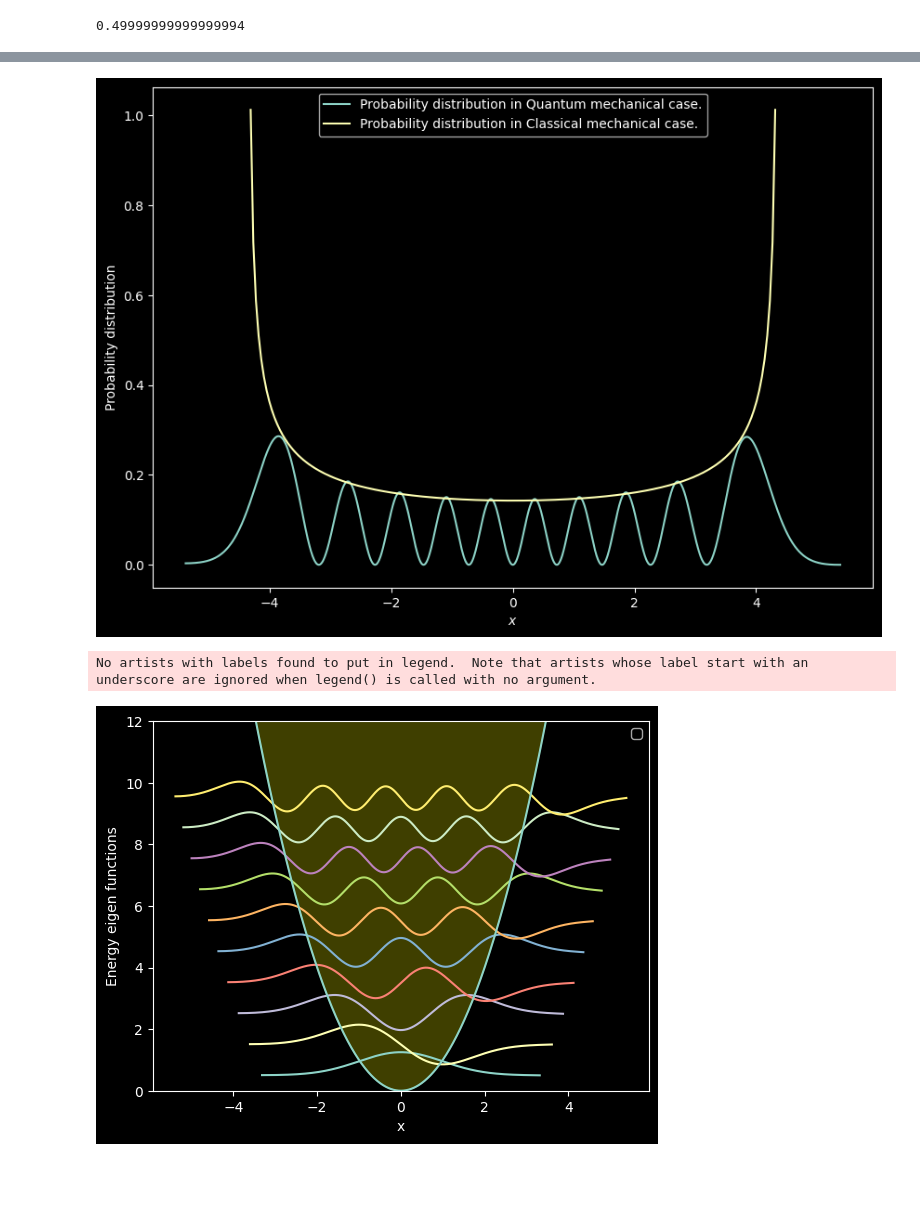
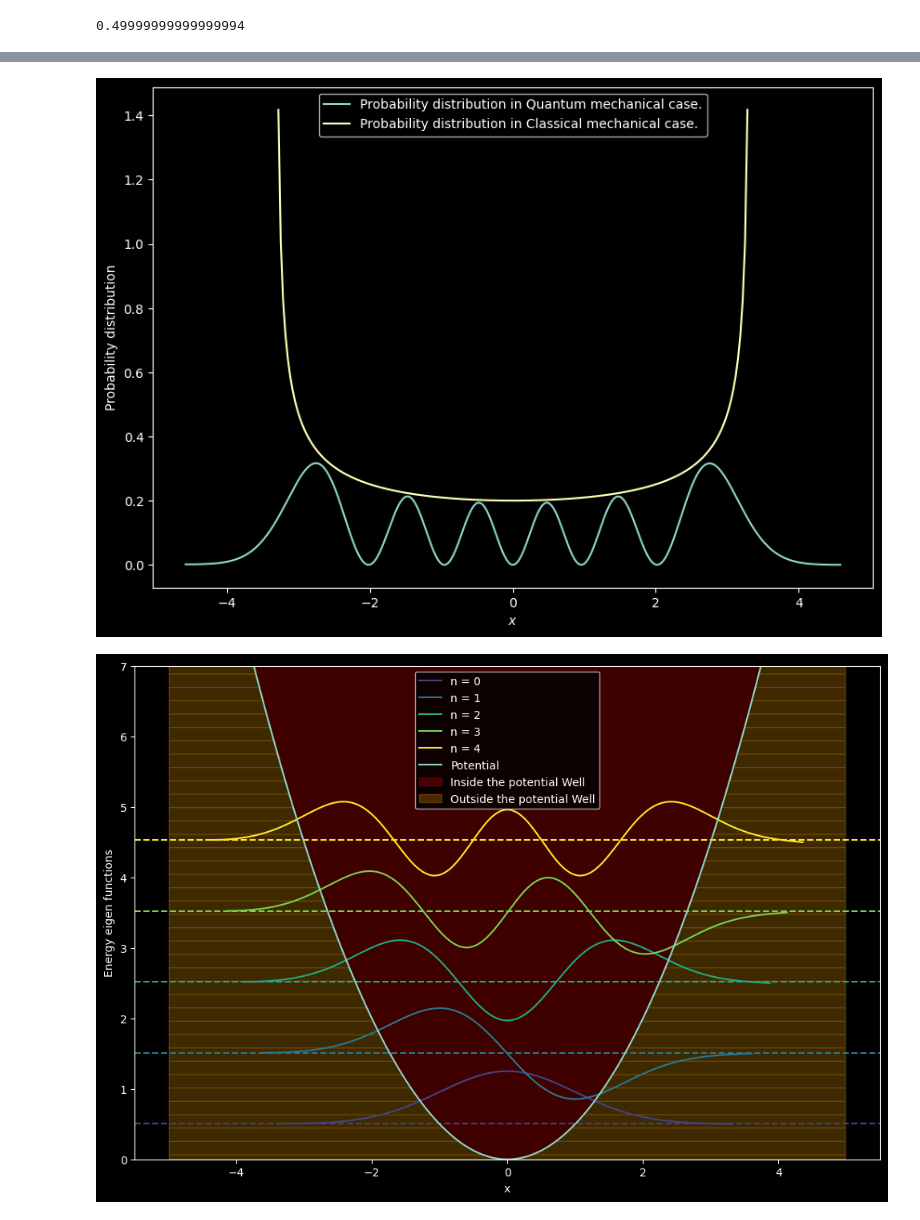
Before and after one commit to SuhasPK/My-Computational-Physics, a Jupyter notebook: Project-8/QM_Harmonic_oscillator/harmonic oscillator.ipynb, the cells around one changed output, grey strips where cells are left out. Drawn from its saved outputs; the diff is of its cells as text; code cells hidden in the pictures; blank space fills up the shorter version.

```diff
--- a/Project-8/QM_Harmonic_oscillator/harmonic oscillator.ipynb
+++ b/Project-8/QM_Harmonic_oscillator/harmonic oscillator.ipynb
@@ -88,7 +88,7 @@ count=1
 xvalues=[]
 eigen_functions=[]
 eigen_energies=[]
-nmax=10
+nmax=6
 
 while count<=nmax:
     psi=1
@@ -193,7 +188,7 @@ plt.plot(xvalues[nmax-1], np.square(eigen_functions[nmax-1][0]),
 # x(t) = cos(t) or t(x) = arccos(x) --> v(t) = -sin(t) or v(x) = -sin(arccos(x)) = sqrt(1-x**2)
 
 x1 = np.arange(-1,1,1/100)
-plt.plot(x1*np.sqrt(eigen_energies[nmax-1]/V) ,1/np.sqrt(1-x1**2)/7,
+plt.plot(x1*np.sqrt(eigen_energies[nmax-1]/V) ,1/np.sqrt(1-x1**2)/5,
          label='Probability distribution in Classical mechanical case.')
 
 plt.legend()
@@ -201,7 +196,7 @@ plt.xlabel('$x$')
 plt.ylabel('Probability distribution')
 plt.show()
 # %% [output]
-[figure, old version]
+[figure, new version]
 # %%
 count = 1
 while count <= nmax:
@@ -209,39 +204,48 @@ while count <= nmax:
                                       for x in eigen_functions[count-1][0]]
     count = count + 1
 # %%
-
+import numpy as np
+import matplotlib.pyplot as plt
 
 # Function to define the parabola
 def potential(x):
     return V * x**2
 
 # Parameters
-V = 1.0
+V = 0.5
 a = 5.0
+nmax = 5  # Assuming you have defined nmax somewhere in your code
+
+plt.figure(figsize=(12,8))
 
 count = 1
 while count <= nmax:
+    color = plt.cm.viridis(count / nmax)  # Choosing color based on count
+
     plt.plot(
-        xvalues[count-1], eigen_functions[count-1][0]
+        xvalues[count-1], eigen_functions[count-1][0], color=color, label=f'n = {count-1}'
     )
-    count = count+1
+    plt.axhline(y=(eigen_functions[count-1][0][0]), linestyle='--', color=color)
+
+    count = count + 1
 
 x = np.linspace(-a, a, 1000)
 
 # Plotting the parabola
-plt.plot(x, potential(x))
+plt.plot(x, potential(x), label='Potential')
 
 # Filling the area outside the parabola with red color
-plt.fill_between(x, potential(x),25 ,where= potential(x) >= 0, color='yellow', alpha=0.25)
+plt.fill_between(x, potential(x), 25, where=potential(x) >= 0, color='red', alpha=0.25, label='Inside the potential Well')
+plt.fill_between(x, potential(x), where=(-a < x) & (x < a), color='orange', alpha=0.25, hatch='-', label='Outside the potential Well')
 
-plt.ylim(0,nmax+2)
+plt.ylim(0, nmax + 2)
+
 # Adding labels and legend
 plt.xlabel('x')
 plt.ylabel('Energy eigen functions')
 plt.legend()
 
 # Display the plot
 plt.show()
 # %% [output]
-No artists with labels found to put in legend.  Note that artists whose label start with an underscore are ignored when legend() is called with no argument.
-[figure, old version]
+[figure, new version]
```
Also changed, not shown: parts of 4 cells of this notebook.
